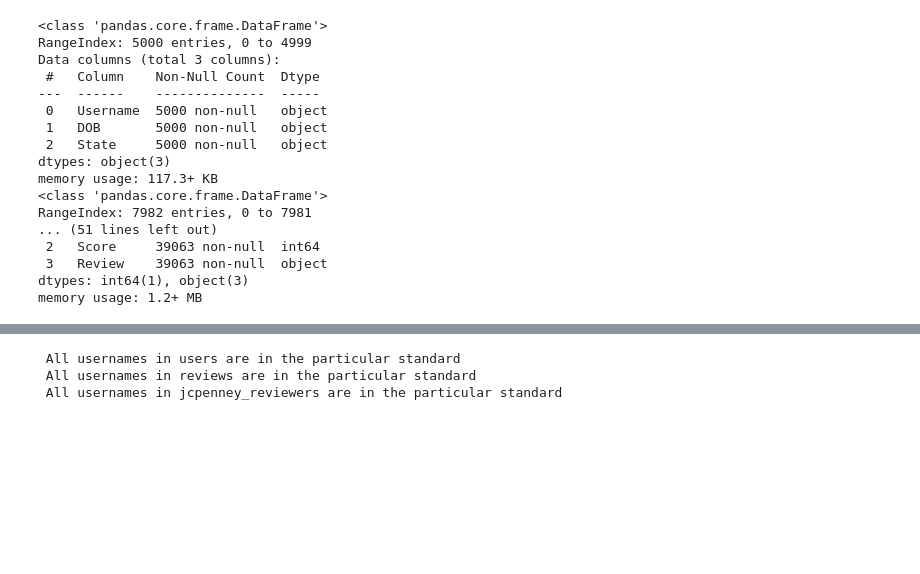
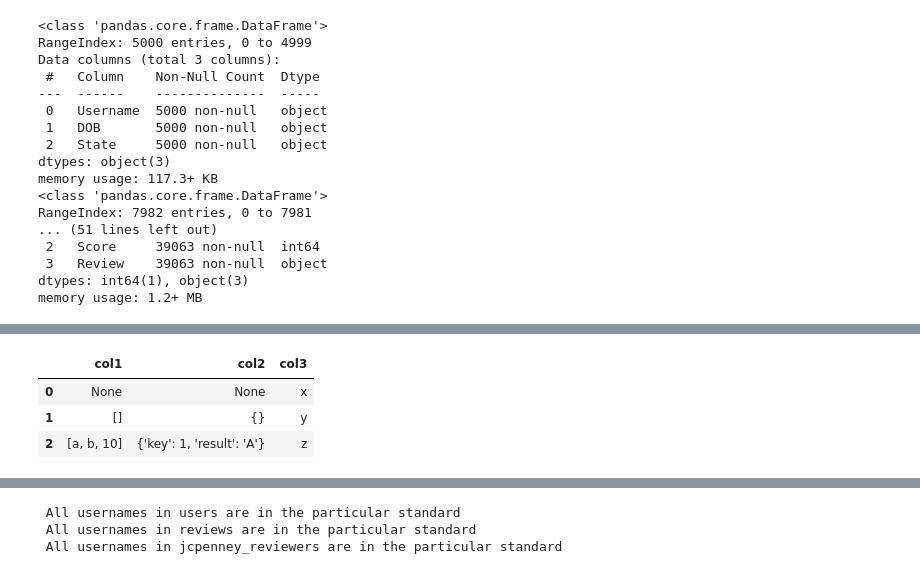
Before and after one commit to Malki9/3601763_BD2, a Jupyter notebook: 3601763_BD2.ipynb, the cells around one changed output, grey strips where cells are left out. Drawn from its saved outputs; the diff is of its cells as text; code cells hidden in the pictures; blank space fills up the shorter version.

```diff
--- a/3601763_BD2.ipynb
+++ b/3601763_BD2.ipynb
@@ -141,0 +195,14 @@ jcpenney_products.describe()
+# %%
+import pandas as pd
+
+df = pd.DataFrame({
+    'col1': [None, [], ['a','b',10]],
+    'col2': [None , {}, {'key': 1, 'result':'A'}],
+    'col3': ['x', 'y', 'z']
+})
+df
+# %% [output]
+|  | col1 | col2 | col3 |
+| 0 | None | None | x |
+| 1 | [] | {} | y |
+| 2 | [a, b, 10] | {'key': 1, 'result': 'A'} | z |
```
Also changed, not shown: parts of 13 cells of this notebook.
